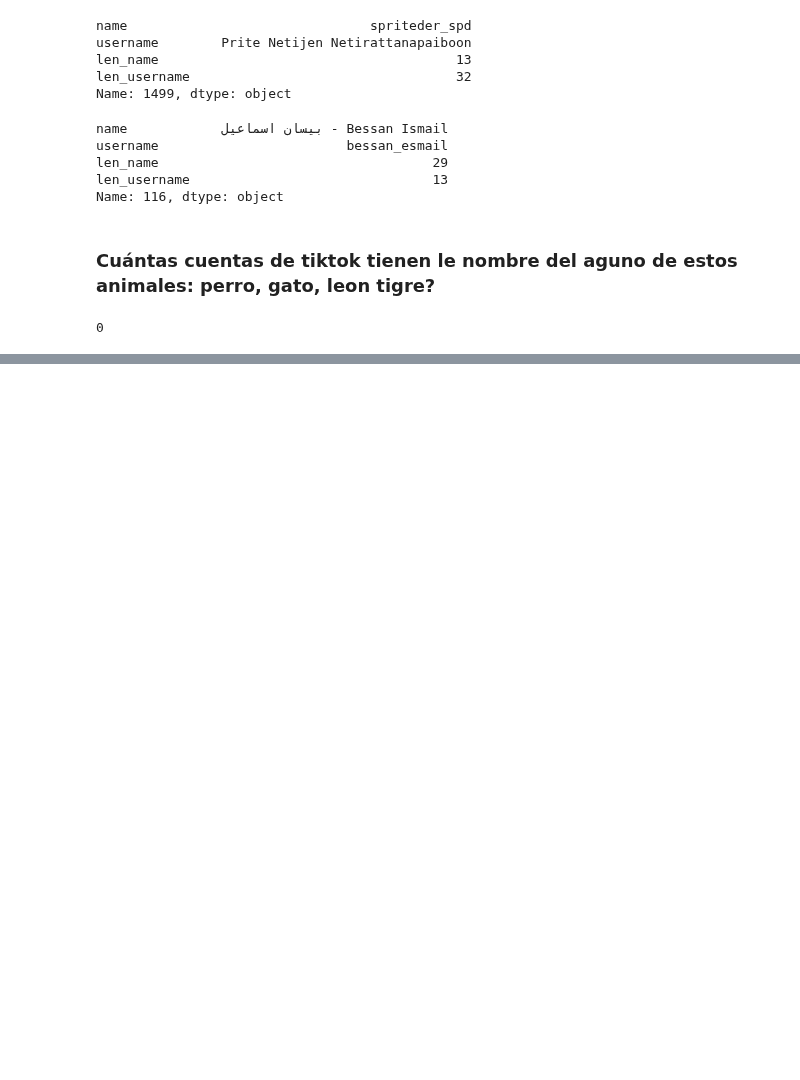
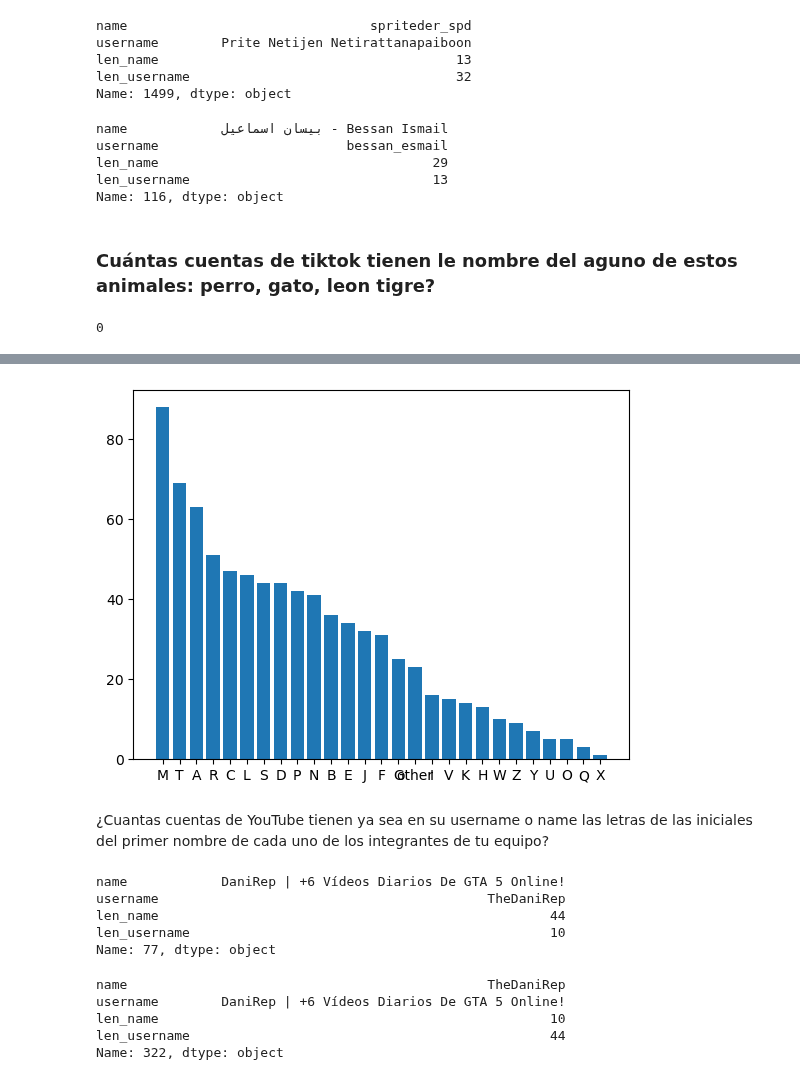
Before and after one commit to MarioChvx/ciencia_de_datos_PAMBAZO, a Jupyter notebook: proyectos/Proyecto4/socialnetworks.ipynb, the cells around one changed output, grey strips where cells are left out. Drawn from its saved outputs; the diff is of its cells as text; code cells hidden in the pictures; blank space fills up the shorter version.

```diff
--- a/proyectos/Proyecto4/socialnetworks.ipynb
+++ b/proyectos/Proyecto4/socialnetworks.ipynb
@@ -566,0 +673,17 @@ Name: 116, dtype: object
+# %%
+initials = (
+    y_months.name
+    .map(get_inicial)
+    .value_counts()
+    .reset_index(name='frequency')
+    .rename(columns={
+        'index': 'letter',
+        'name': 'letter'
+    })
+)
+plt.bar(initials.letter, initials.frequency)
+plt.show()
+# %% [output]
+[figure, added]
+# %% [markdown]
+¿Cuantas cuentas de YouTube tienen ya sea en su username o name las letras de las iniciales del primer nombre de cada uno de los integrantes de tu equipo?
@@ -566,0 +698,16 @@ Name: 116, dtype: object
+# %%
+ids1
+# %% [output]
+name            DaniRep | +6 Vídeos Diarios De GTA 5 Online!
+username                                          TheDaniRep
+len_name                                                  44
+len_username                                              10
+Name: 77, dtype: object
+# %%
+ids2
+# %% [output]
+name                                              TheDaniRep
+username        DaniRep | +6 Vídeos Diarios De GTA 5 Online!
+len_name                                                  10
+len_username                                              44
+Name: 322, dtype: object
```
Also changed, not shown: parts of 24 cells of this notebook.
